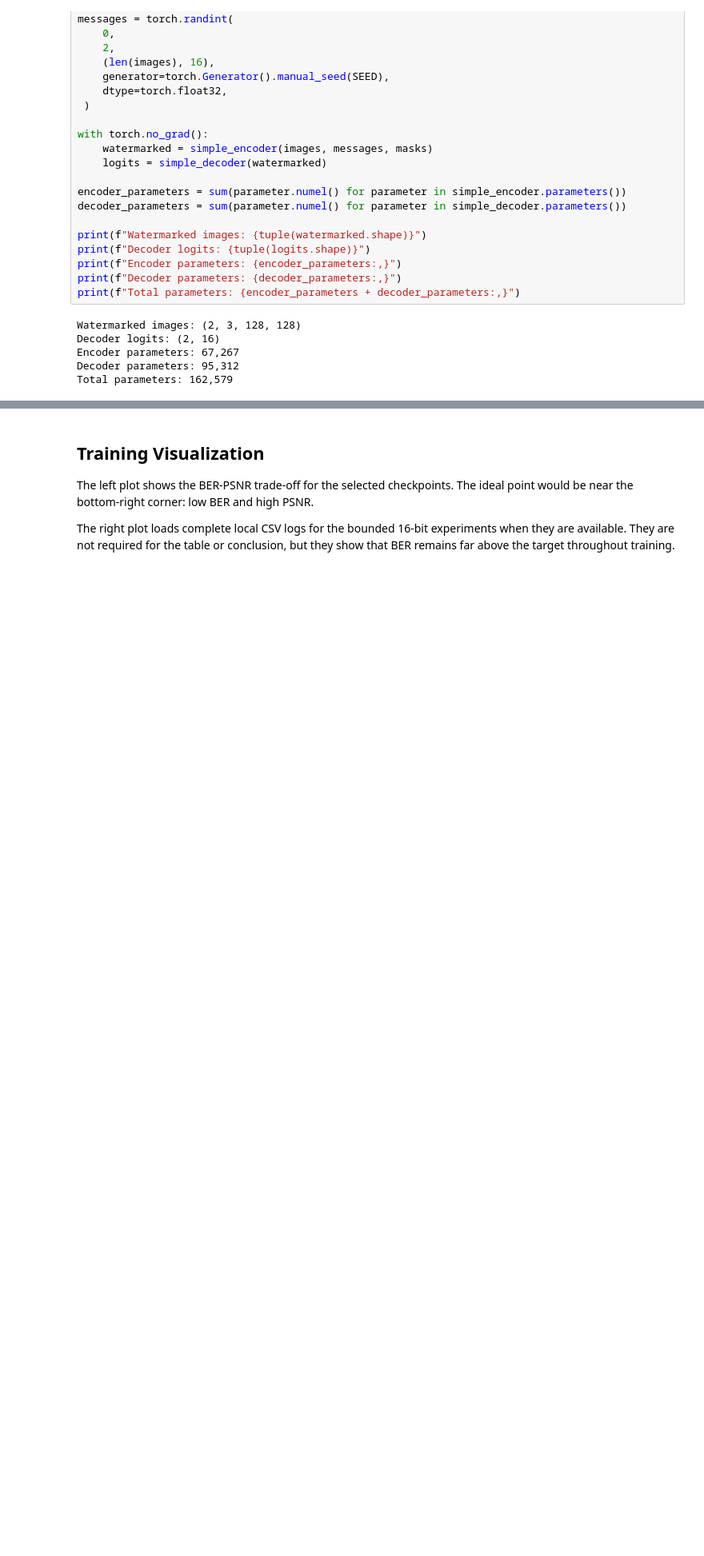
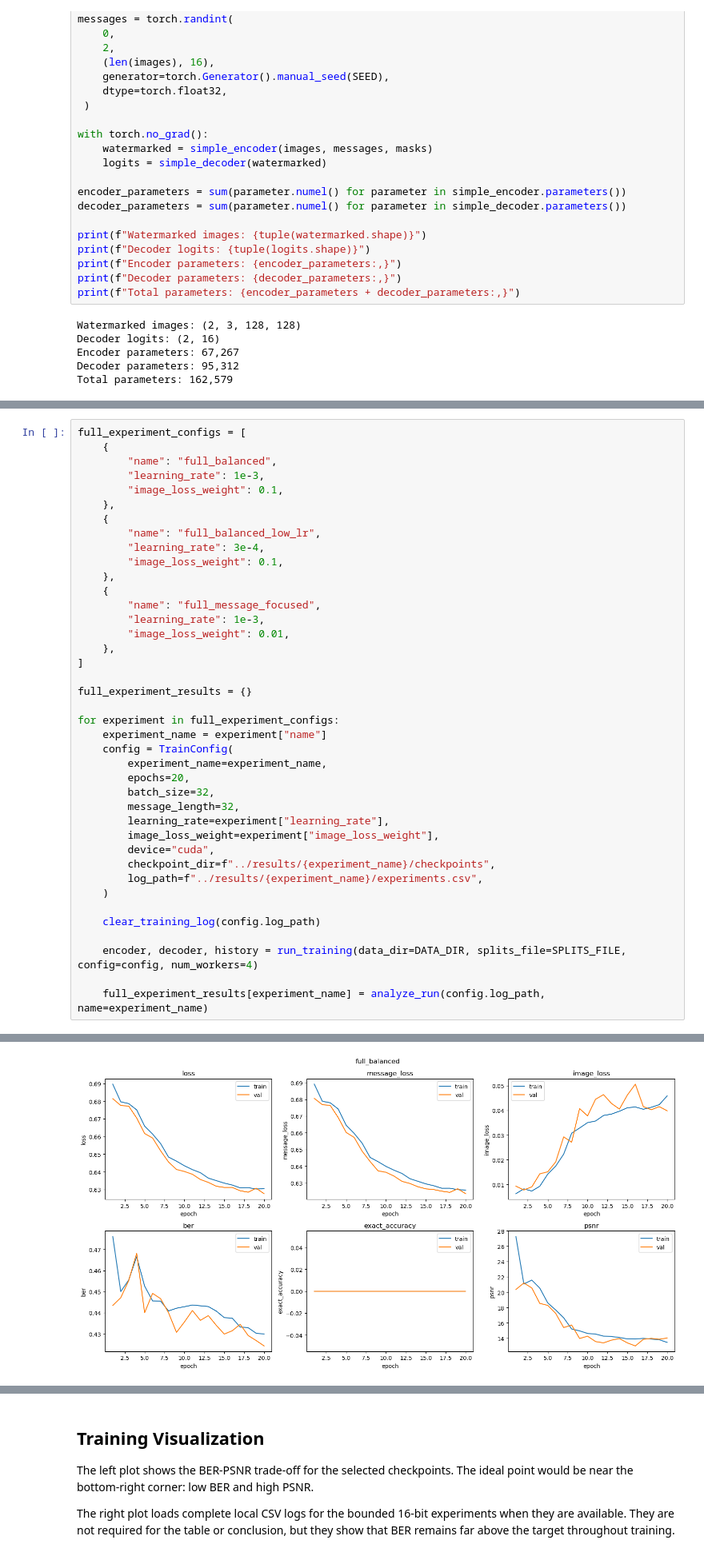
Before and after one commit to DavidT01/DeepImageWatermarking, a Jupyter notebook: notebooks/02_simple_architecture_baseline.ipynb, the cells around one changed output, grey strips where cells are left out. Shown at 80% size. Cells and saved outputs as stored; diff of their text form; blank space fills up the shorter version.

```diff
--- a/notebooks/02_simple_architecture_baseline.ipynb
+++ b/notebooks/02_simple_architecture_baseline.ipynb
@@ -356,0 +523,41 @@ baseline_results.round(4)
+# %%
+full_experiment_configs = [
+    {
+        "name": "full_balanced",
+        "learning_rate": 1e-3,
+        "image_loss_weight": 0.1,
+    },
+    {
+        "name": "full_balanced_low_lr",
+        "learning_rate": 3e-4,
+        "image_loss_weight": 0.1,
+    },
+    {
+        "name": "full_message_focused",
+        "learning_rate": 1e-3,
+        "image_loss_weight": 0.01,
+    },
+]
+
+full_experiment_results = {}
+
+for experiment in full_experiment_configs:
+    experiment_name = experiment["name"]
+    config = TrainConfig(
+        experiment_name=experiment_name,
+        epochs=20,
+        batch_size=32,
+        message_length=32,
+        learning_rate=experiment["learning_rate"],
+        image_loss_weight=experiment["image_loss_weight"],
+        device="cuda",
+        checkpoint_dir=f"../results/{experiment_name}/checkpoints",
+        log_path=f"../results/{experiment_name}/experiments.csv",
+    )
+
+    clear_training_log(config.log_path)
+
+    encoder, decoder, history = run_training(data_dir=DATA_DIR, splits_file=SPLITS_FILE, config=config, num_workers=4)
+
+    full_experiment_results[experiment_name] = analyze_run(config.log_path, name=experiment_name)
+# %% [output]
@@ -356,0 +572 @@ baseline_results.round(4)
+[figure, added]
```
Also changed, not shown: parts of 44 cells of this notebook.
